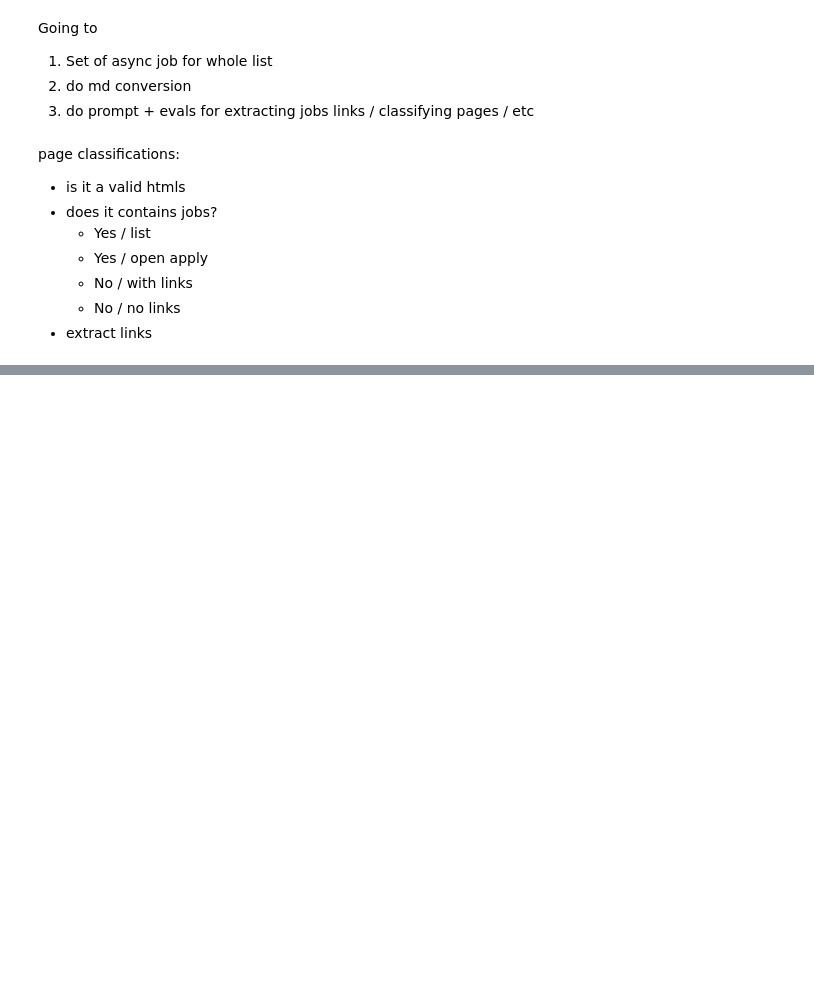
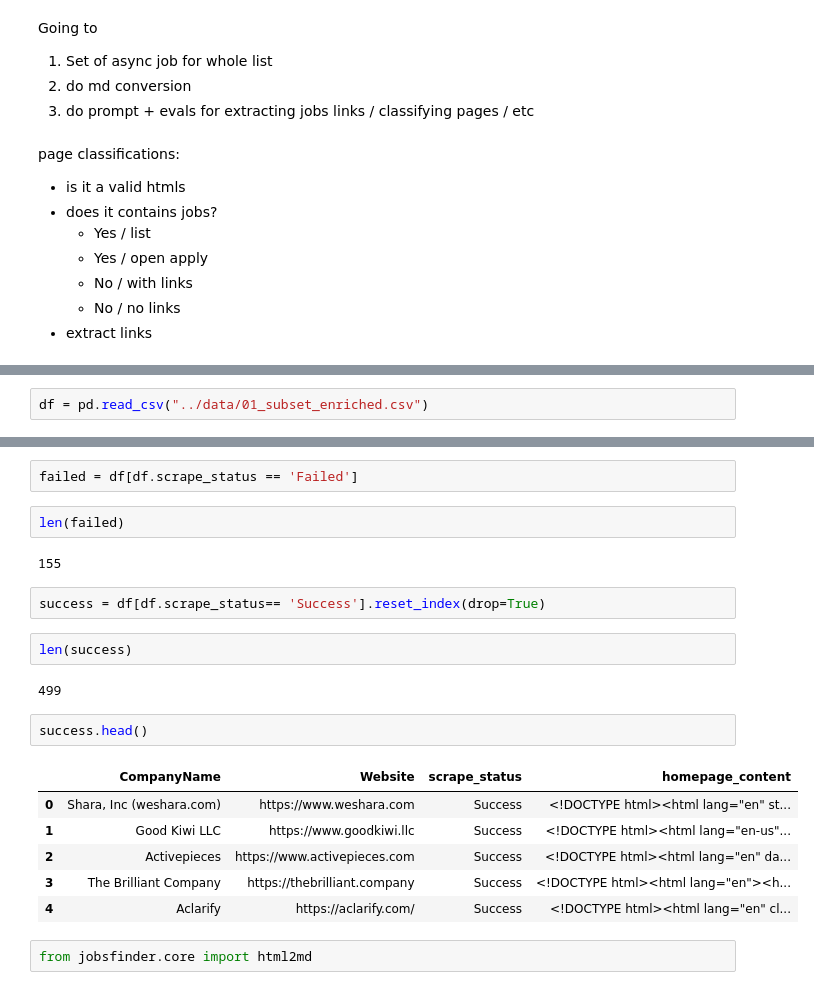
Before and after one commit to kk1694/usergems-test, a Jupyter notebook: nbs/_scratchpad.ipynb, the cells around one changed output, grey strips where cells are left out. Saved outputs shown, nothing was run; the diff lists cells and outputs as text; blank space fills up the shorter version.

```diff
--- a/nbs/_scratchpad.ipynb
+++ b/nbs/_scratchpad.ipynb
@@ -190,0 +204,2 @@ page classifications:
+# %%
+df = pd.read_csv("../data/01_subset_enriched.csv")
@@ -190,0 +220,23 @@ page classifications:
+# %%
+failed = df[df.scrape_status == 'Failed']
+# %%
+len(failed)
+# %% [output]
+155
+# %%
+success = df[df.scrape_status== 'Success'].reset_index(drop=True)
+# %%
+len(success)
+# %% [output]
+499
+# %%
+success.head()
+# %% [output]
+|  | CompanyName | Website | scrape_status | homepage_content |
+| 0 | Shara, Inc (weshara.com) | https://www.weshara.com | Success | <!DOCTYPE html><html lang="en" st... |
+| 1 | Good Kiwi LLC | https://www.goodkiwi.llc | Success | <!DOCTYPE html><html lang="en-us"... |
+| 2 | Activepieces | https://www.activepieces.com | Success | <!DOCTYPE html><html lang="en" da... |
+| 3 | The Brilliant Company | https://thebrilliant.company | Success | <!DOCTYPE html><html lang="en"><h... |
+| 4 | Aclarify | https://aclarify.com/ | Success | <!DOCTYPE html><html lang="en" cl... |
+# %%
+from jobsfinder.core import html2md
```
Also changed, not shown: parts of 21 cells of this notebook, 2 other files.
